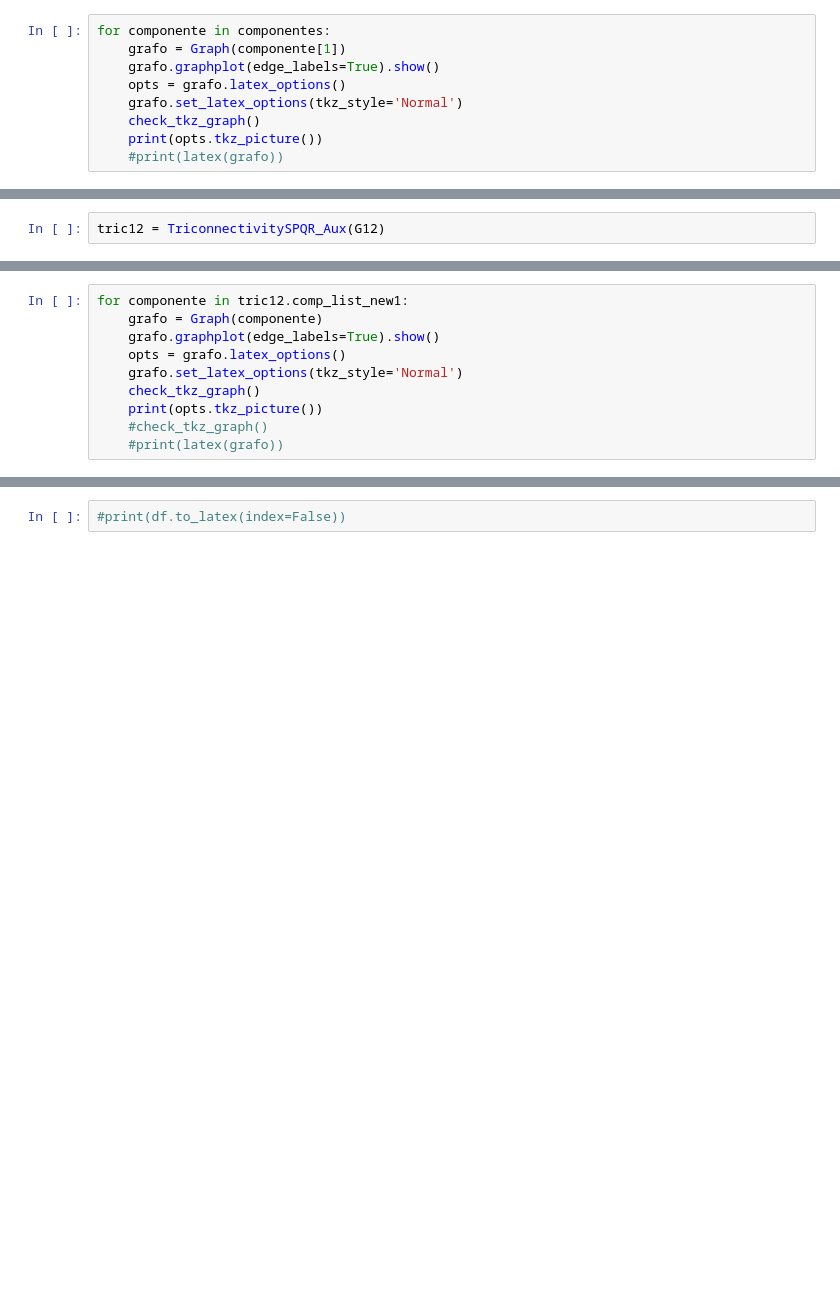
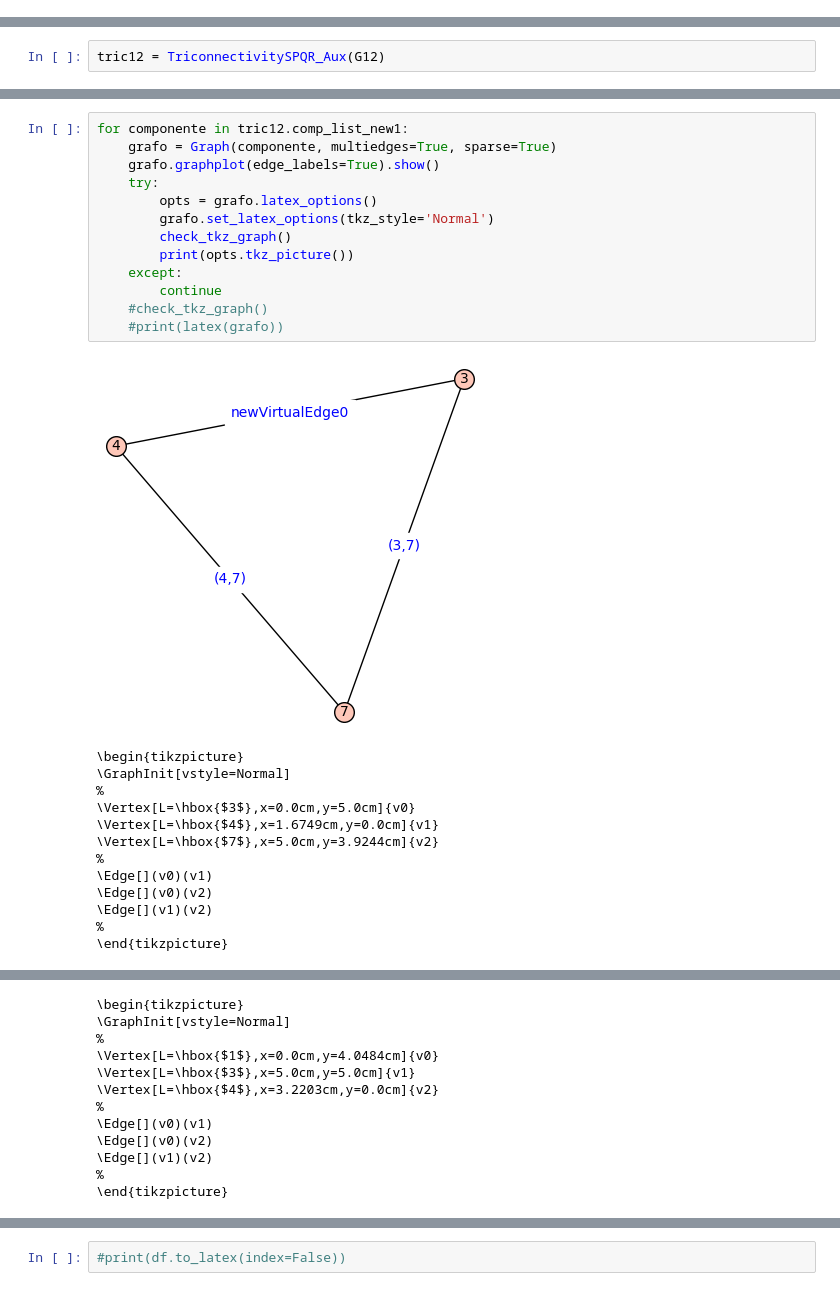
Before and after one commit to ackermanl77/tesis, a Jupyter notebook: ComponentesTriconexas.ipynb, the cells around one changed output, grey strips where cells are left out. Saved outputs shown, nothing was run; the diff lists cells and outputs as text; blank space fills up the shorter version.

```diff
--- a/ComponentesTriconexas.ipynb
+++ b/ComponentesTriconexas.ipynb
@@ -1600,12 +1940,3 @@ componentes = tric.get_triconnected_components()
-# %%
-for componente in componentes:
-	grafo = Graph(componente[1])
-	grafo.graphplot(edge_labels=True).show()
-	opts = grafo.latex_options()
-	grafo.set_latex_options(tkz_style='Normal')
-	check_tkz_graph()
-	print(opts.tkz_picture())
-	#print(latex(grafo))
 # %%
 G2 = {
 	1:[2, 4],
@@ -1661,10 +2039,27 @@ tric12.type1
 # %%
 for componente in tric12.comp_list_new1:
-	grafo = Graph(componente)
+	grafo = Graph(componente, multiedges=True, sparse=True)
 	grafo.graphplot(edge_labels=True).show()
-	opts = grafo.latex_options()
-	grafo.set_latex_options(tkz_style='Normal')
-	check_tkz_graph()
-	print(opts.tkz_picture())
+	try:
+		opts = grafo.latex_options()
+		grafo.set_latex_options(tkz_style='Normal')
+		check_tkz_graph()
+		print(opts.tkz_picture())
+	except:
+		continue
 	#check_tkz_graph()
 	#print(latex(grafo))
+# %% [output]
+[figure, added]
+\begin{tikzpicture}
+\GraphInit[vstyle=Normal]
+%
+\Vertex[L=\hbox{$3$},x=0.0cm,y=5.0cm]{v0}
+\Vertex[L=\hbox{$4$},x=1.6749cm,y=0.0cm]{v1}
+\Vertex[L=\hbox{$7$},x=5.0cm,y=3.9244cm]{v2}
+%
+\Edge[](v0)(v1)
+\Edge[](v0)(v2)
+\Edge[](v1)(v2)
+%
+\end{tikzpicture}
@@ -1670,0 +2068,12 @@ for componente in tric12.comp_list_new1:
+\begin{tikzpicture}
+\GraphInit[vstyle=Normal]
+%
+\Vertex[L=\hbox{$1$},x=0.0cm,y=4.0484cm]{v0}
+\Vertex[L=\hbox{$3$},x=5.0cm,y=5.0cm]{v1}
+\Vertex[L=\hbox{$4$},x=3.2203cm,y=0.0cm]{v2}
+%
+\Edge[](v0)(v1)
+\Edge[](v0)(v2)
+\Edge[](v1)(v2)
+%
+\end{tikzpicture}
```
Also changed, not shown: parts of 80 cells of this notebook, 6 other files.
